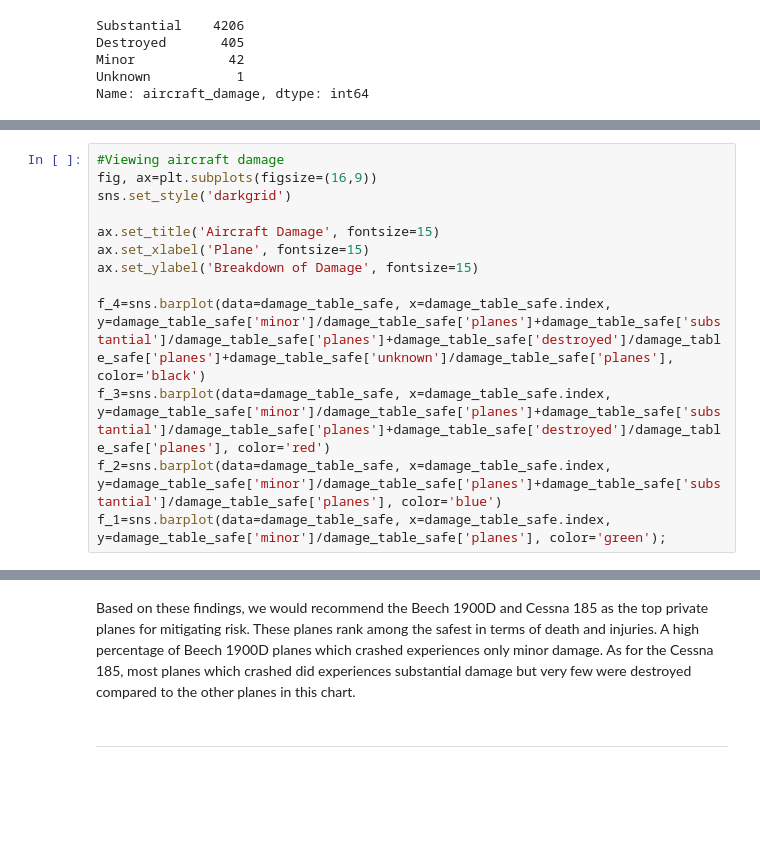
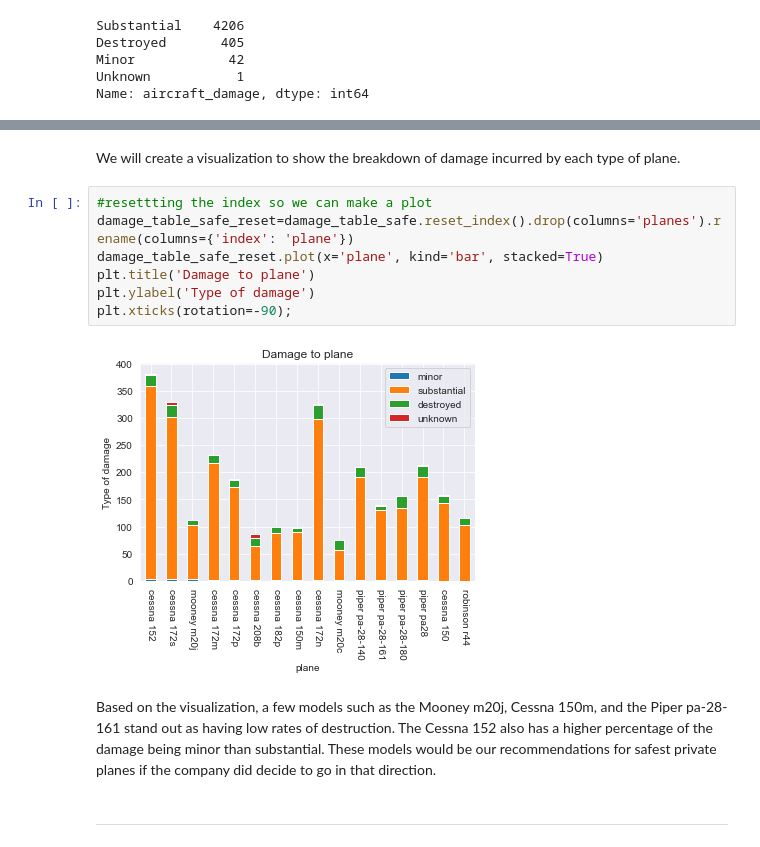
Before and after one commit to jtjohn172/Aviation-Data-Analysis-Project, a Jupyter notebook: Peanut_Butter_Inc_Notebook.ipynb, the cells around one changed output, grey strips where cells are left out. Saved outputs shown, nothing was run; the diff lists cells and outputs as text; blank space fills up the shorter version.

```diff
--- a/Peanut_Butter_Inc_Notebook.ipynb
+++ b/Peanut_Butter_Inc_Notebook.ipynb
@@ -420,13 +422,0 @@ safest_planes
-# %%
-#Viewing aircraft damage
-fig, ax=plt.subplots(figsize=(16,9))
-sns.set_style('darkgrid')
-
-ax.set_title('Aircraft Damage', fontsize=15)
-ax.set_xlabel('Plane', fontsize=15)
-ax.set_ylabel('Breakdown of Damage', fontsize=15)
-
-f_4=sns.barplot(data=damage_table_safe, x=damage_table_safe.index, y=damage_table_safe['minor']/damage_table_safe['planes']+damage_table_safe['substantial']/damage_table_safe['planes']+damage_table_safe['destroyed']/damage_table_safe['planes']+damage_table_safe['unknown']/damage_table_safe['planes'], color='black')
-f_3=sns.barplot(data=damage_table_safe, x=damage_table_safe.index, y=damage_table_safe['minor']/damage_table_safe['planes']+damage_table_safe['substantial']/damage_table_safe['planes']+damage_table_safe['destroyed']/damage_table_safe['planes'], color='red')
-f_2=sns.barplot(data=damage_table_safe, x=damage_table_safe.index, y=damage_table_safe['minor']/damage_table_safe['planes']+damage_table_safe['substantial']/damage_table_safe['planes'], color='blue')
-f_1=sns.barplot(data=damage_table_safe, x=damage_table_safe.index, y=damage_table_safe['minor']/damage_table_safe['planes'], color='green');
@@ -435,5 +423,16 @@ f_1=sns.barplot(data=damage_table_safe, x=damage_table_safe.index, y=damage_tabl
-# %% [markdown]
-Based on these findings, we would recommend the Beech 1900D and Cessna 185 as the top private planes for mitigating risk. These planes rank among the safest in terms of death and injuries. A high percentage of Beech 1900D planes which crashed experiences only minor damage. As for the Cessna 185, most planes which crashed did experiences substantial damage but very few were destroyed compared to the other planes in this chart.
+# %% [markdown]
+We will create a visualization to show the breakdown of damage incurred by each type of plane.
+# %%
+#resettting the index so we can make a plot
+damage_table_safe_reset=damage_table_safe.reset_index().drop(columns='planes').rename(columns={'index': 'plane'})
+damage_table_safe_reset.plot(x='plane', kind='bar', stacked=True)
+plt.title('Damage to plane')
+plt.ylabel('Type of damage')
+plt.xticks(rotation=-90);
+# %% [output]
+[figure, added]
+# %% [markdown]
+Based on the visualization, a few models such as the Mooney m20j, Cessna 150m, and the Piper pa-28-161 stand out as having low rates of destruction. The Cessna 152 also has a higher percentage of the damage being minor than substantial. These models would be our recommendations for safest private planes if the company did decide to go in that direction.
 # %% [markdown]
 ---
 # %% [markdown]
```
Also changed, not shown: parts of 22 cells of this notebook.
